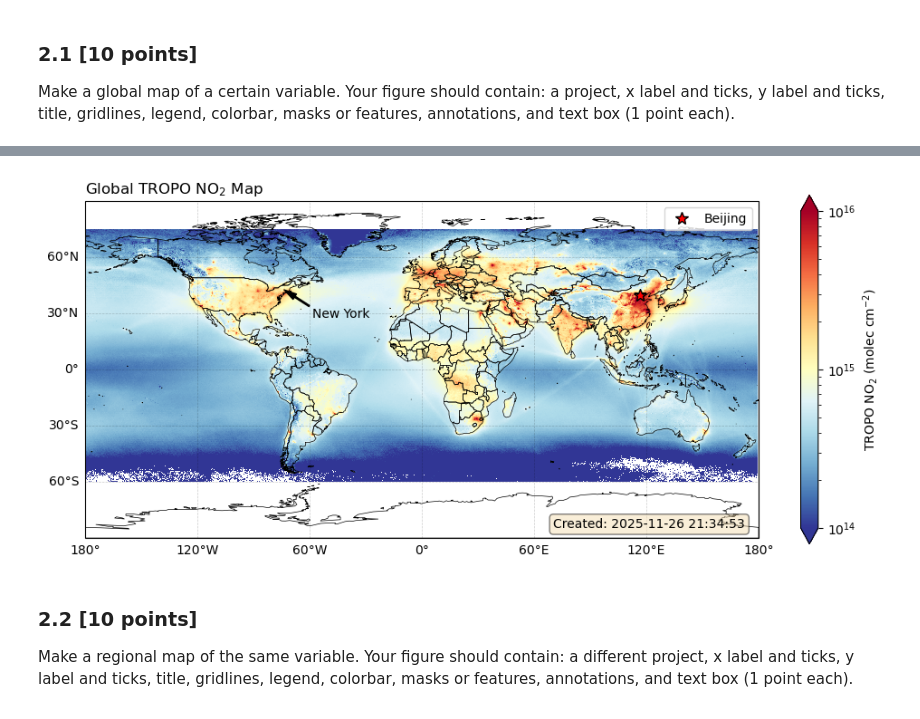
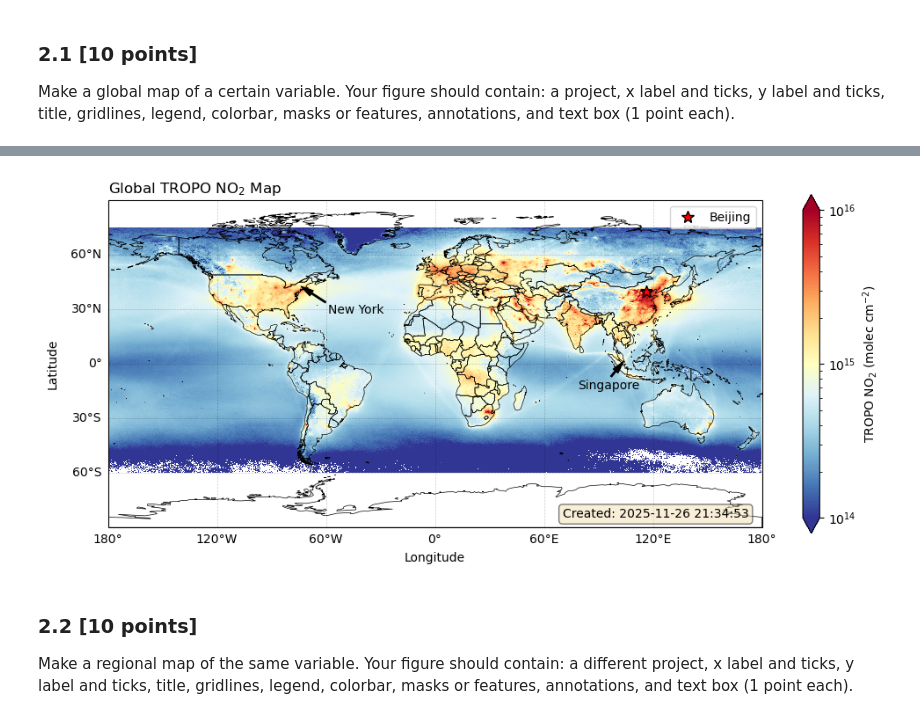
Before and after one commit to SolaProject/ESE5023_Assignments_12531386, a Jupyter notebook: PS4.ipynb, the cells around one changed output, grey strips where cells are left out. Saved outputs shown, nothing was run; the diff lists cells and outputs as text; code cells hidden in the pictures.

```diff
--- a/PS4.ipynb
+++ b/PS4.ipynb
@@ -67,27 +69,31 @@ blue_line = mlines.Line2D([], [], color='blue', marker='*',
 fig = plt.figure(figsize=[12, 5], dpi=100)
 spec = fig.add_gridspec(ncols=1, nrows=1)
 
-# Project
+# PlateCarree Project
 ax = fig.add_subplot(spec[0], projection=ccrs.PlateCarree())
 ax.set_extent([-180, 180, -90, 90])
 # Map
 ar = ax.pcolormesh(ds["lon"], ds["lat"], ds["Tropospheric_NO2"], norm=mpl.colors.LogNorm(vmin=1e14, vmax=1e16), cmap="RdYlBu_r", transform=ccrs.PlateCarree())
-# Features
-ax.add_feature(shp_world)
+# X-label, Y-label
+ax.set_xlabel('Longitude', labelpad=20)
+ax.set_ylabel('Latitude', labelpad=40)
+ax.set(xticks=[], yticks=[])
+# Title
+ax.set_title(r"Global TROPO NO$_2$ Map", loc="left")
 # Gridlines, X-ticks, Y-ticks
 gl = ax.gridlines(color="k", linestyle="--", lw=0.5, draw_labels=True, x_inline=False, y_inline=False, dms=True, alpha=0.2)
 gl.top_labels, gl.right_labels, gl.rotate_labels = False, False, False
-# Title
-ax.set_title(r"Global TROPO NO$_2$ Map", loc="left")
-# X-label, Y-label
-# ax.set(xlabel="Longitude", ylabel="Latitude")
 # Legend
 ax.plot([116.40753], [39.90403], "r*", mec="k", ms=10, label="Beijing", transform=ccrs.PlateCarree())
 ax.legend(loc='upper right', bbox_to_anchor=(1, 1))
 # Colorbar
 fig.colorbar(ar, ax=ax, extend="both", label=r"TROPO NO$_2$ (molec cm$^{-2}$)")
-# Annotate
+# Masks or Features
+ax.add_feature(shp_world)
+# Annotations
 ax.annotate("New York", xy=(-73.754968, 42.6511674), xytext=(-73.754968+15, 42.6511674-15), arrowprops=dict(facecolor='black', shrink=0.01, width=1, headwidth=5, headlength=10), transform=ccrs.PlateCarree())
-# Text box
+ax.annotate("Singapore", xy=(103.822872, 1.364917), xytext=(103.822872-25, 1.364917-15), arrowprops=dict(facecolor='black', shrink=0.01, width=1, headwidth=5, headlength=10), transform=ccrs.PlateCarree())
+# Text Box
 ax.text(0.98, 0.03, "Created: 2025-11-26 21:34:53", transform=ax.transAxes, horizontalalignment="right", bbox=dict(boxstyle='round', facecolor='wheat', alpha=0.5))
+fig.savefig("./images/PS4_2_figure1.jpg", bbox_inches="tight", dpi=300)
 # %% [output]
@@ -95,4 +100,4 @@ Text(0.98, 0.03, 'Created: 2025-11-26 21:34:53')
-[figure, old version]
+[figure, new version]
 # %% [markdown]
 ### 2.2 [10 points]
 
```
Also changed, not shown: parts of 5 cells of this notebook, 3 other files.
